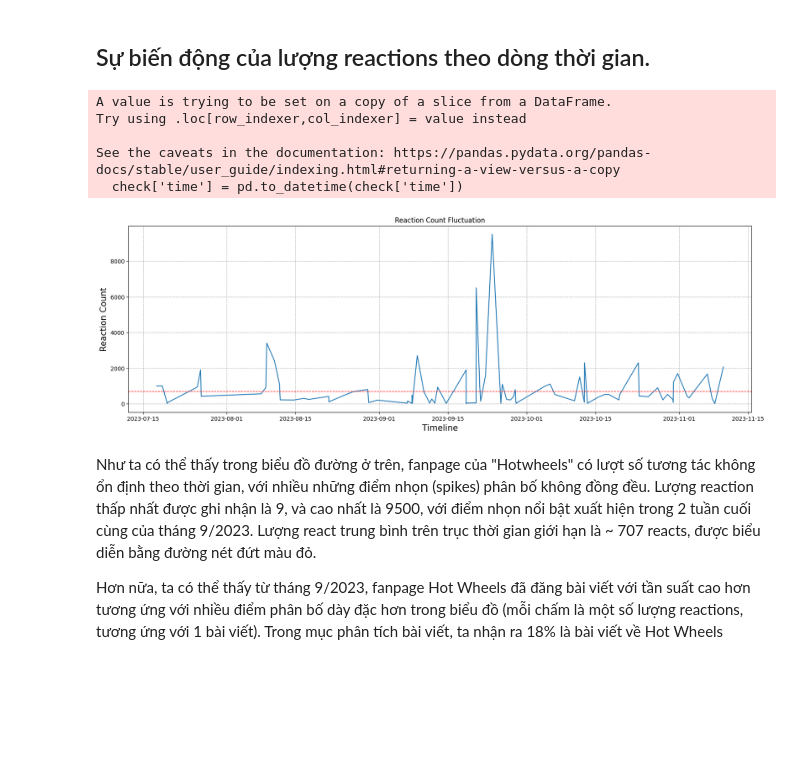
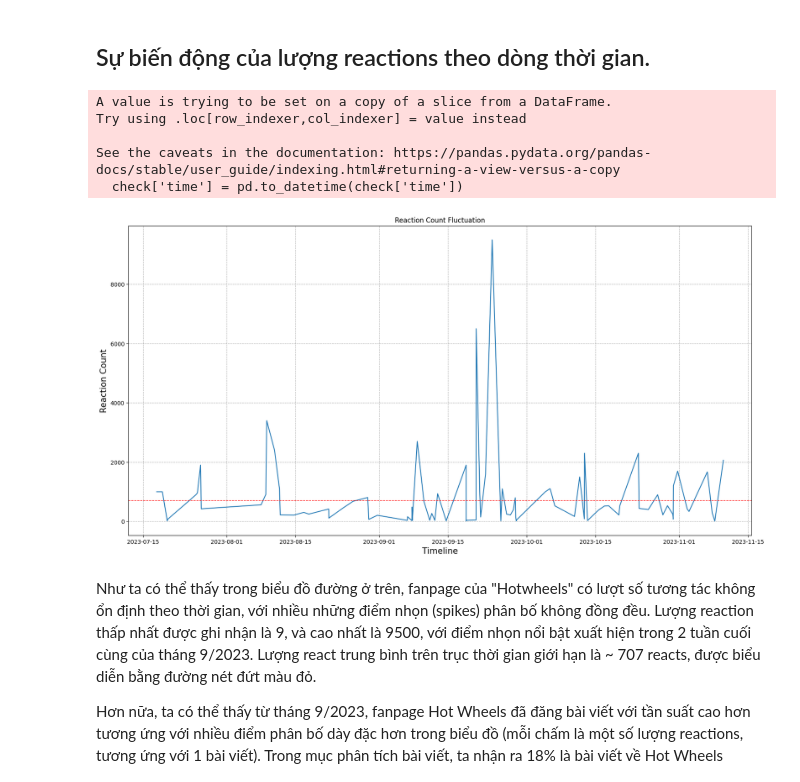
Before and after one commit to MinHius/Final_Python, a Jupyter notebook: 3. Phân tích tương tác.ipynb, the cells around one changed output. Saved outputs shown, nothing was run; the diff lists cells and outputs as text; code cells hidden in the pictures; blank space fills up the shorter version.

```diff
--- a/3. Phân tích tương tác.ipynb
+++ b/3. Phân tích tương tác.ipynb
@@ -177,27 +177,27 @@ check = raw_df[['post_id', 'time', 'reaction_count']]
 # %%
 # Biểu đồ thể hiện hiệu xuất react của các bài đăng theo thời gian từ qúa khứ đến hiện tại
 check['time'] = pd.to_datetime(check['time'])
 x = check['time']
 y = check['reaction_count']
 
-plt.figure(figsize = (20,6))
+plt.figure(figsize = (20,10))
 plt.plot(x,y)
 plt.grid("dark", linestyle = "--")
 plt.title('Reaction Count Fluctuation')
 plt.xlabel("Timeline", fontsize = 15)
 plt.ylabel("Reaction Count", fontsize = 15)
 
 
 plt.axhline(y=np.nanmean(y), color = 'red', linestyle = '--', linewidth = 1, label = 'avg')
 
 plt.savefig("Biểu đồ/3.png")
 # %% [output]
 A value is trying to be set on a copy of a slice from a DataFrame.
 Try using .loc[row_indexer,col_indexer] = value instead
 
 See the caveats in the documentation: https://pandas.pydata.org/pandas-docs/stable/user_guide/indexing.html#returning-a-view-versus-a-copy
   check['time'] = pd.to_datetime(check['time'])
-[figure, old version]
+[figure, new version]
 # %% [markdown]
 Như ta có thể thấy trong biểu đồ đường ở trên, fanpage của "Hotwheels" có lượt số tương tác không ổn định theo thời gian, với nhiều những điểm nhọn (spikes) phân bố không đồng đều. Lượng reaction thấp nhất được ghi nhận là 9, và cao nhất là 9500, với điểm nhọn nổi bật xuất hiện trong 2 tuần cuối cùng của tháng 9/2023. Lượng react trung bình trên trục thời gian giới hạn là ~ 707 reacts, được biểu diễn bằng đường nét đứt màu đỏ.
 
```
